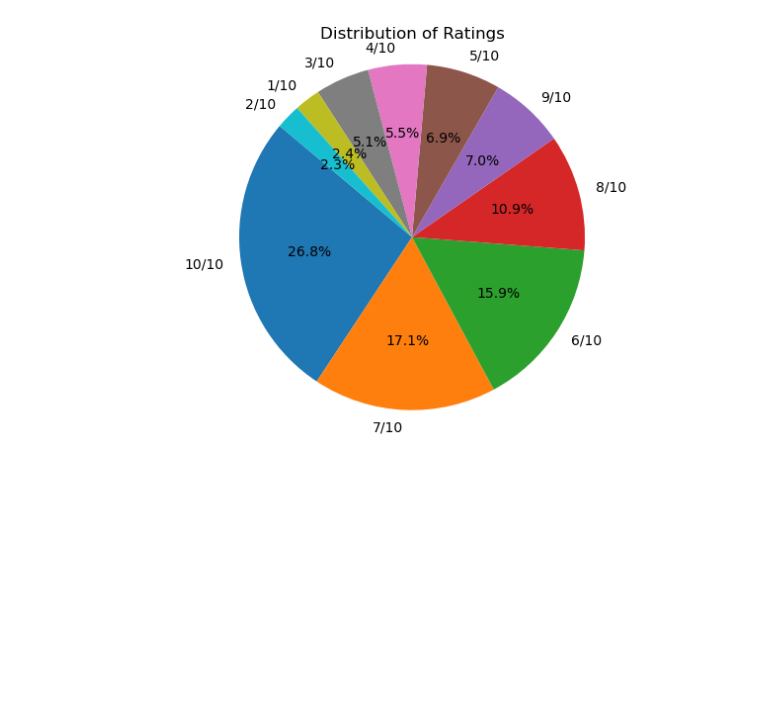
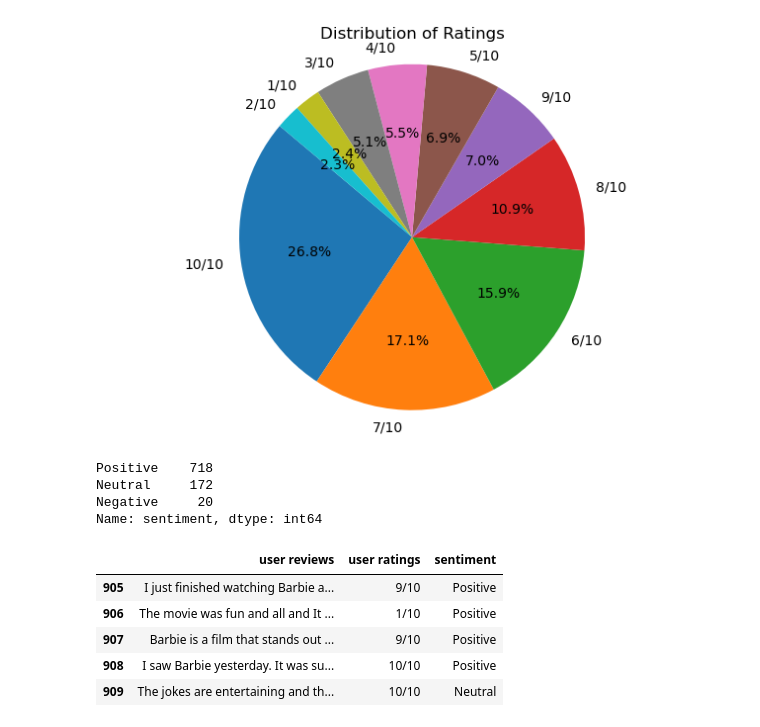
Before and after one commit to ahmedSakka/Barbie_Movie_Analysis, a Jupyter notebook: Barbie_Reviews_Analysis.ipynb, the cells around one changed output. Cells and saved outputs as stored; diff of their text form; code cells hidden in the pictures; blank space fills up the shorter version.

Commit message:
Created the sentiment analysis for the revies using TextBlob

```diff
--- a/Barbie_Reviews_Analysis.ipynb
+++ b/Barbie_Reviews_Analysis.ipynb
@@ -99,3 +100,33 @@ plt.title('Distribution of Ratings')
 plt.show()
 # %% [output]
 [figure]
+# %%
+# Sentiment analysis on user reviews
+
+def sentiment_analysis(review):
+    analysis = TextBlob(review)
+    if analysis.sentiment.polarity > 0.1:
+        return 'Positive'
+    elif analysis.sentiment.polarity < -0.1:
+        return 'Negative'
+    else:
+        return 'Neutral'
+
+# Applying the function and storing it in a new column
+IMDB_reviews_DF['sentiment'] = IMDB_reviews_DF['user reviews'].apply(sentiment_analysis)
+
+# Counting the number of reviews in each sentiment category
+sentiment_count = IMDB_reviews_DF['sentiment'].value_counts()
+print(sentiment_count)
+IMDB_reviews_DF.tail()
+# %% [output]
+Positive    718
+Neutral     172
+Negative     20
+Name: sentiment, dtype: int64
+|  | user reviews | user ratings | sentiment |
+| 905 | I just finished watching Barbie a... | 9/10 | Positive |
+| 906 | The movie was fun and all and It ... | 1/10 | Positive |
+| 907 | Barbie is a film that stands out ... | 9/10 | Positive |
+| 908 | I saw Barbie yesterday. It was su... | 10/10 | Positive |
+| 909 | The jokes are entertaining and th... | 10/10 | Neutral |
```
Also changed, not shown: parts of 1 cell of this notebook.
